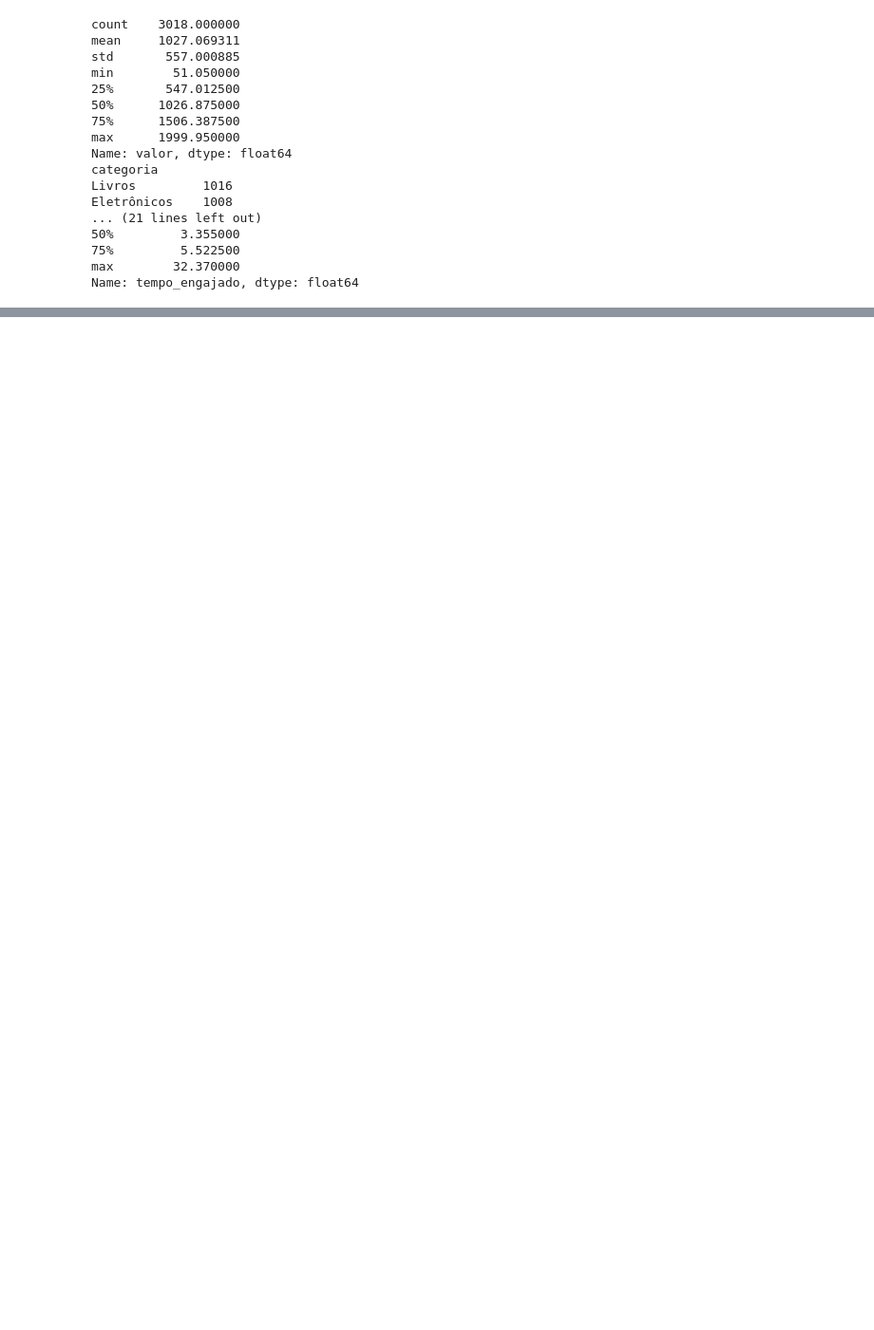
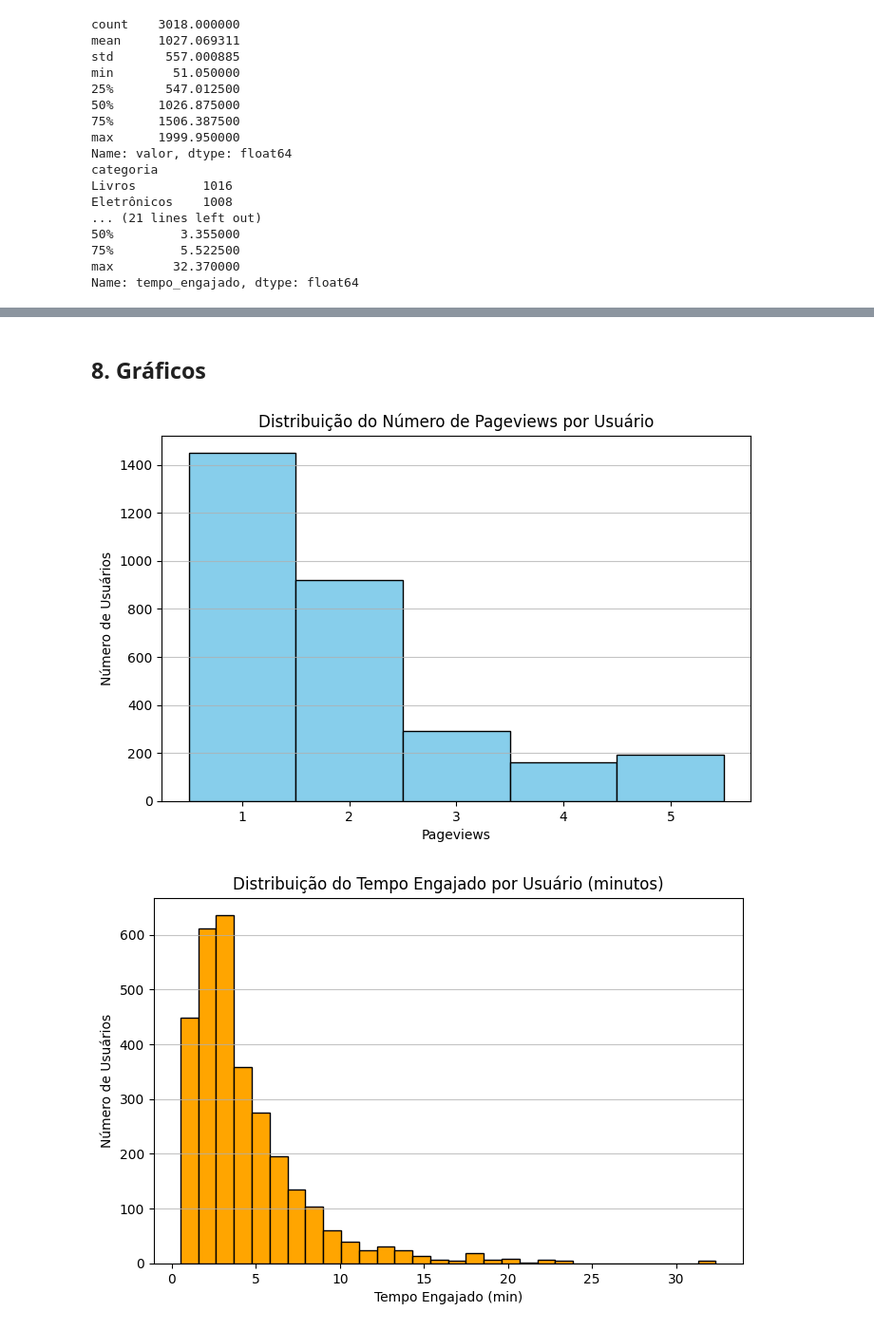
Before and after one commit to matheusmeendes/SI_Repo, a Jupyter notebook: ponderada_dataset/Ponderada_Semana3.ipynb, the cells around one changed output, grey strips where cells are left out. Shown at 95% size. Saved outputs shown, nothing was run; the diff lists cells and outputs as text; code cells hidden in the pictures; blank space fills up the shorter version.

```diff
--- a/ponderada_dataset/Ponderada_Semana3.ipynb
+++ b/ponderada_dataset/Ponderada_Semana3.ipynb
@@ -176,3 +193,39 @@ Validação das Métricas:
 | 1 | Média de Pageviews por Usuário | 1.911 |
 | 2 | Tempo Total Engajado (min) | 4396.510 |
 | 3 | Taxa de Clique em Anúncios | 0.157 |
+# %% [markdown]
+## 8. Gráficos
+# %%
+import matplotlib.pyplot as plt
+import numpy as np
+
+# 1. Distribuição do Número de Pageviews por Usuário
+plt.figure(figsize=(8, 5))
+plt.hist(df['pageviews'], bins=np.arange(1, 7) - 0.5, color='skyblue', edgecolor='black')
+plt.title('Distribuição do Número de Pageviews por Usuário')
+plt.xlabel('Pageviews')
+plt.ylabel('Número de Usuários')
+plt.xticks(range(1, 6))
+plt.grid(axis='y', alpha=0.75)
+plt.show()
+
+# 2. Distribuição do Tempo Engajado por Usuário (minutos)
+plt.figure(figsize=(8, 5))
+plt.hist(df['tempo_engajado'], bins=30, color='orange', edgecolor='black')
+plt.title('Distribuição do Tempo Engajado por Usuário (minutos)')
+plt.xlabel('Tempo Engajado (min)')
+plt.ylabel('Número de Usuários')
+plt.grid(axis='y', alpha=0.75)
+plt.show()
+
+# 3. Proporção de Usuários que Clicaram em Anúncio
+plt.figure(figsize=(6, 6))
+labels = ['Clicou', 'Não Clicou']
+sizes = [np.sum(df['clicou_anuncio']), len(df['clicou_anuncio']) - np.sum(df['clicou_anuncio'])]
+colors = ['lightgreen', 'lightblue']
+plt.pie(sizes, labels=labels, colors=colors, autopct='%1.1f%%', startangle=140)
+plt.title('Proporção de Usuários que Clicaram em Anúncio')
+plt.show()
+# %% [output]
+[figure, added]
+[figure, added]
```
Also changed, not shown: parts of 6 cells of this notebook.
